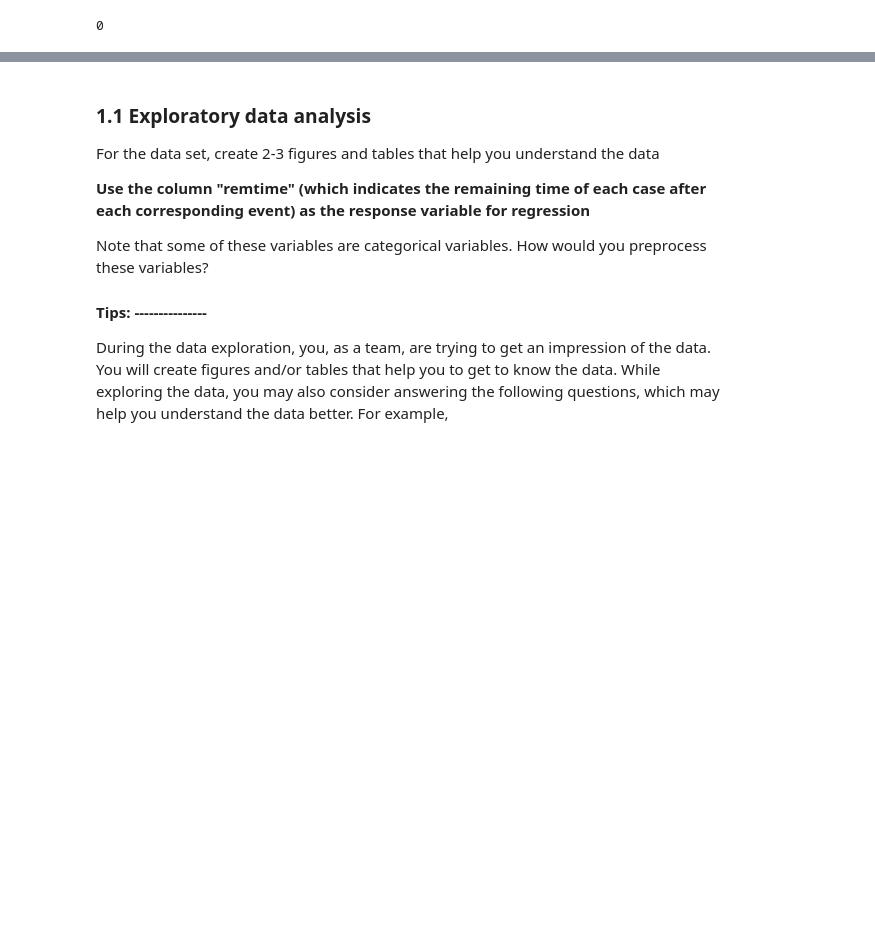
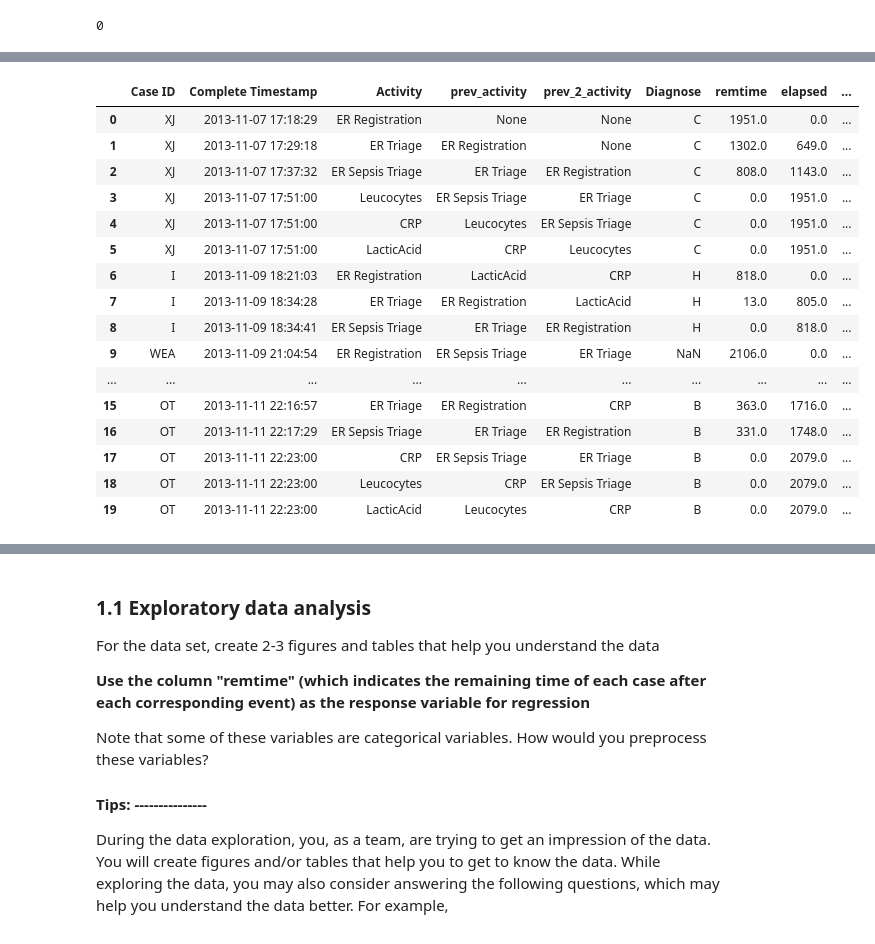
Before and after one commit to MacSuperior/APML-2, a Jupyter notebook: liam-exploration.ipynb, the cells around one changed output, grey strips where cells are left out. Saved outputs shown, nothing was run; the diff lists cells and outputs as text; code cells hidden in the pictures; blank space fills up the shorter version.

```diff
--- a/liam-exploration.ipynb
+++ b/liam-exploration.ipynb
@@ -162,0 +161,4 @@ df_sorted[["Complete Timestamp", "Activity", "Diagnose", "remtime", "elapsed"]].
+# %%
+df_sorted['prev_activity'] = df_sorted['Activity'].shift(1)
+# %%
+df_sorted['prev_2_activity'] = df_sorted['Activity'].shift(2)
@@ -162,0 +185,22 @@ df_sorted[["Complete Timestamp", "Activity", "Diagnose", "remtime", "elapsed"]].
+# %%
+df_sorted['Activity_num'] = df_sorted.groupby('Case ID').cumcount() + 1
+# %%
+df_sorted[["Case ID", "Complete Timestamp", "Activity", "prev_activity", 'prev_2_activity', "Diagnose", "remtime", "elapsed", "Activity_num"]].head(20)
+# %% [output]
+|  | Case ID | Complete Timestamp | Activity | prev_activity | prev_2_activity | Diagnose | remtime | elapsed | ... |
+| 0 | XJ | 2013-11-07 17:18:29 | ER Registration | None | None | C | 1951.0 | 0.0 | ... |
+| 1 | XJ | 2013-11-07 17:29:18 | ER Triage | ER Registration | None | C | 1302.0 | 649.0 | ... |
+| 2 | XJ | 2013-11-07 17:37:32 | ER Sepsis Triage | ER Triage | ER Registration | C | 808.0 | 1143.0 | ... |
+| 3 | XJ | 2013-11-07 17:51:00 | Leucocytes | ER Sepsis Triage | ER Triage | C | 0.0 | 1951.0 | ... |
+| 4 | XJ | 2013-11-07 17:51:00 | CRP | Leucocytes | ER Sepsis Triage | C | 0.0 | 1951.0 | ... |
+| 5 | XJ | 2013-11-07 17:51:00 | LacticAcid | CRP | Leucocytes | C | 0.0 | 1951.0 | ... |
+| 6 | I | 2013-11-09 18:21:03 | ER Registration | LacticAcid | CRP | H | 818.0 | 0.0 | ... |
+| 7 | I | 2013-11-09 18:34:28 | ER Triage | ER Registration | LacticAcid | H | 13.0 | 805.0 | ... |
+| 8 | I | 2013-11-09 18:34:41 | ER Sepsis Triage | ER Triage | ER Registration | H | 0.0 | 818.0 | ... |
+| 9 | WEA | 2013-11-09 21:04:54 | ER Registration | ER Sepsis Triage | ER Triage | NaN | 2106.0 | 0.0 | ... |
+| ... | ... | ... | ... | ... | ... | ... | ... | ... | ... |
+| 15 | OT | 2013-11-11 22:16:57 | ER Triage | ER Registration | CRP | B | 363.0 | 1716.0 | ... |
+| 16 | OT | 2013-11-11 22:17:29 | ER Sepsis Triage | ER Triage | ER Registration | B | 331.0 | 1748.0 | ... |
+| 17 | OT | 2013-11-11 22:23:00 | CRP | ER Sepsis Triage | ER Triage | B | 0.0 | 2079.0 | ... |
+| 18 | OT | 2013-11-11 22:23:00 | Leucocytes | CRP | ER Sepsis Triage | B | 0.0 | 2079.0 | ... |
+| 19 | OT | 2013-11-11 22:23:00 | LacticAcid | Leucocytes | CRP | B | 0.0 | 2079.0 | ... |
```
Also changed, not shown: parts of 8 cells of this notebook.
